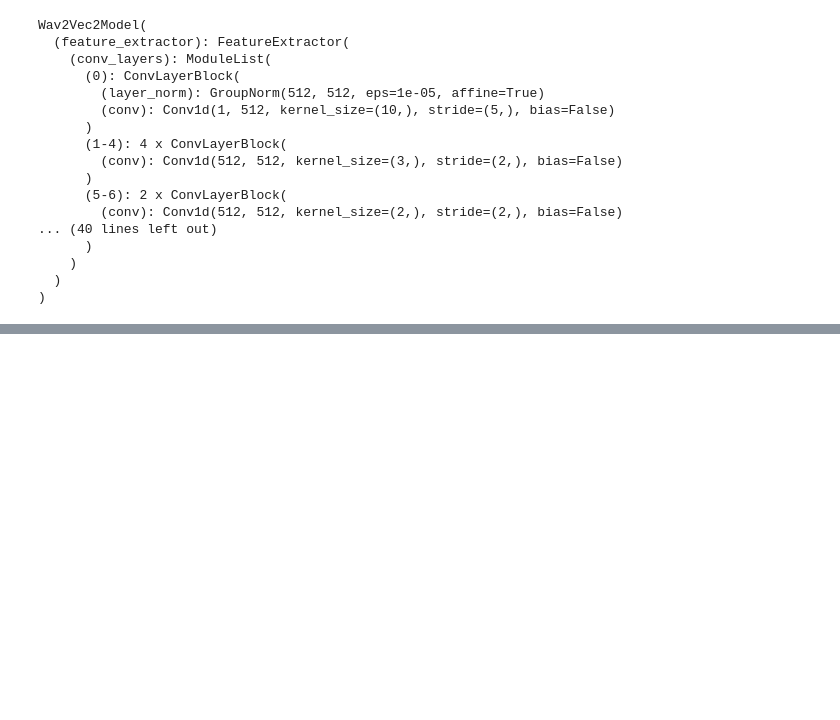
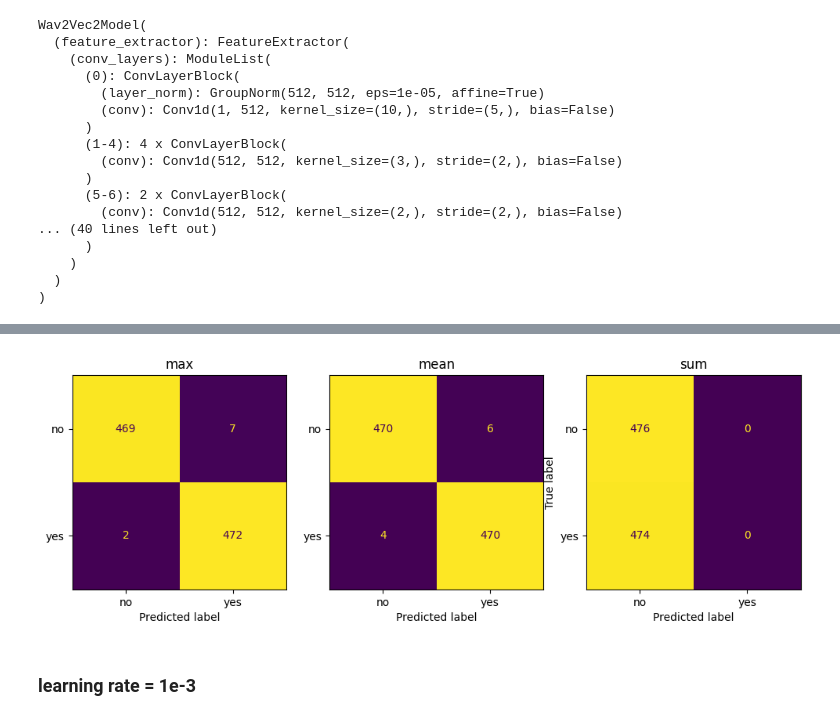
Before and after one commit to bieleckipiotr/Deep-Learning, a Jupyter notebook: project 2/wav2vec2.ipynb, the cells around one changed output, grey strips where cells are left out. Drawn from its saved outputs; the diff is of its cells as text; code cells hidden in the pictures; blank space fills up the shorter version.

Commit message:
add full_model to wav2vec2

```diff
--- a/project 2/wav2vec2.ipynb
+++ b/project 2/wav2vec2.ipynb
@@ -186,0 +199,10 @@ for i, (batch_inputs, batch_labels) in enumerate(train_loader):
+# %%
+dataset = SoundDataset(TRAIN_DIR, True)
+train_dataset, validation_dataset = random_split(dataset, [0.8, 0.2])
+train_loader = DataLoader(train_dataset, batch_size=64, shuffle=True)
+val_loader = DataLoader(validation_dataset, batch_size=64)
+# %%
+model_mean = Wav2Vec2ClassificationModel(num_labels=2, hidden_size=768, final_dropout=0.1, pooling = 'mean').to(device)
+model_max = Wav2Vec2ClassificationModel(num_labels=2, hidden_size=768, final_dropout=0.1, pooling = 'max').to(device)
+model_sum = Wav2Vec2ClassificationModel(num_labels=2, hidden_size=768, final_dropout=0.1, pooling = 'sum').to(device)
+# Define data loaders for training and validation
@@ -186,0 +211,6 @@ for i, (batch_inputs, batch_labels) in enumerate(train_loader):
+# %%
+for model in [model_mean, model_max, model_sum]:
+    criterion = nn.CrossEntropyLoss()
+    optimizer = torch.optim.Adam(model.parameters(), lr = 0.0001)
+    print(model.pooling)
+    model.train_model(train_loader, val_loader, criterion, optimizer, num_epochs=10)
@@ -186,0 +236,23 @@ for i, (batch_inputs, batch_labels) in enumerate(train_loader):
+# %%
+def plot_confusion_matrix(model, dataloader, classes, ax = None): # takes some time, because it requires for the model to pass through all the samples from the dataloader.
+    true_labels = []
+    predicted_labels = []
+    for batch, labels in dataloader:
+        predicted_labels+=list(model.predict(batch).cpu().numpy())
+        true_labels+=list(labels.numpy())
+    cm = confusion_matrix(true_labels, predicted_labels)
+    ConfusionMatrixDisplay(confusion_matrix=cm,
+                            display_labels=classes).plot(ax = ax, colorbar = False)
+    return cm
+# %%
+fig, axes = plt.subplots(1,3,figsize = (12, 8))
+for ax, model in zip(axes, [model_max, model_mean, model_sum]):
+    plot_confusion_matrix(model, validation_dataloader, dataset.classes, ax = ax)
+    ax.set_title(model.pooling)
+    ax.set_ylabel('')
+ax.set_ylabel('True label')
+plt.savefig('./media/wav2vec2lr1e4.png', dpi = 200)
+# %% [output]
+[figure, added]
+# %% [markdown]
+### learning rate = 1e-3
```
Also changed, not shown: parts of 47 cells of this notebook, 2 other files.
